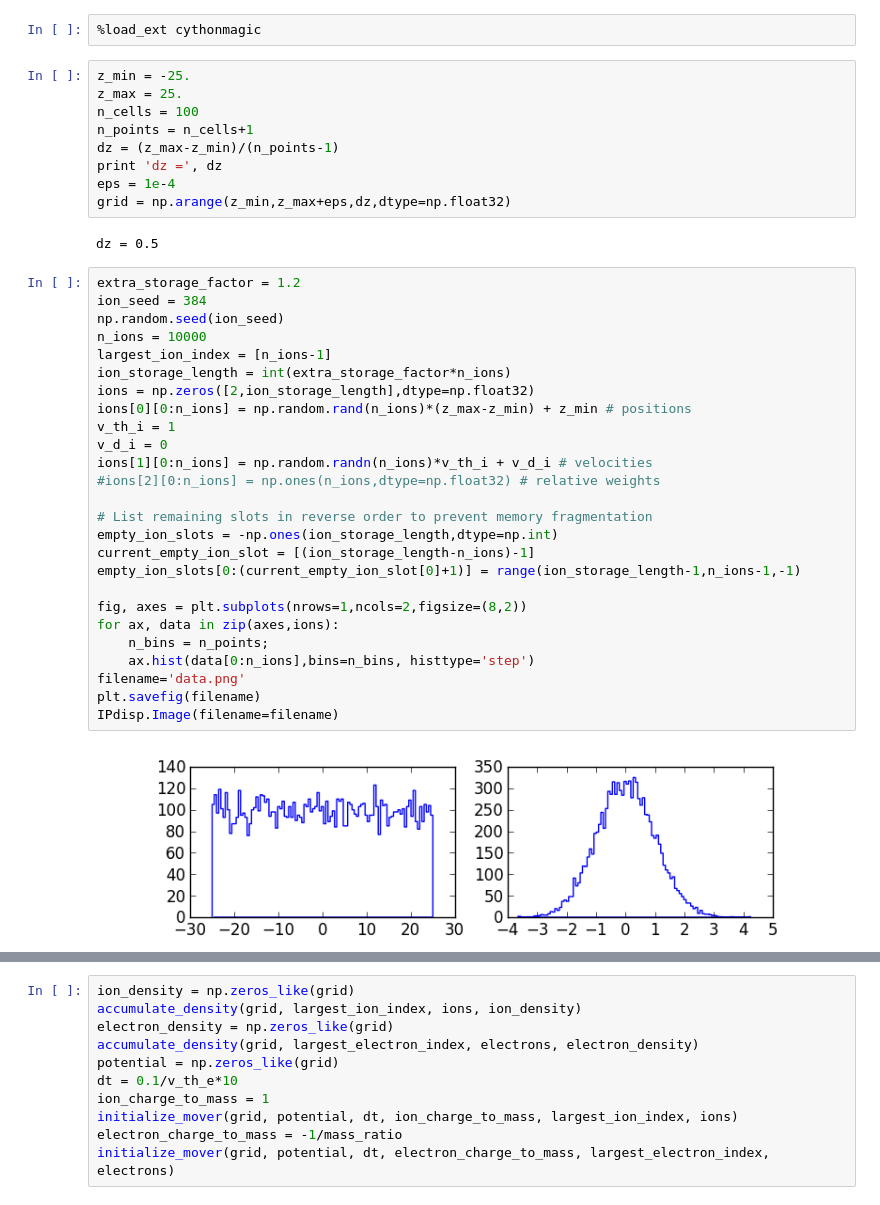
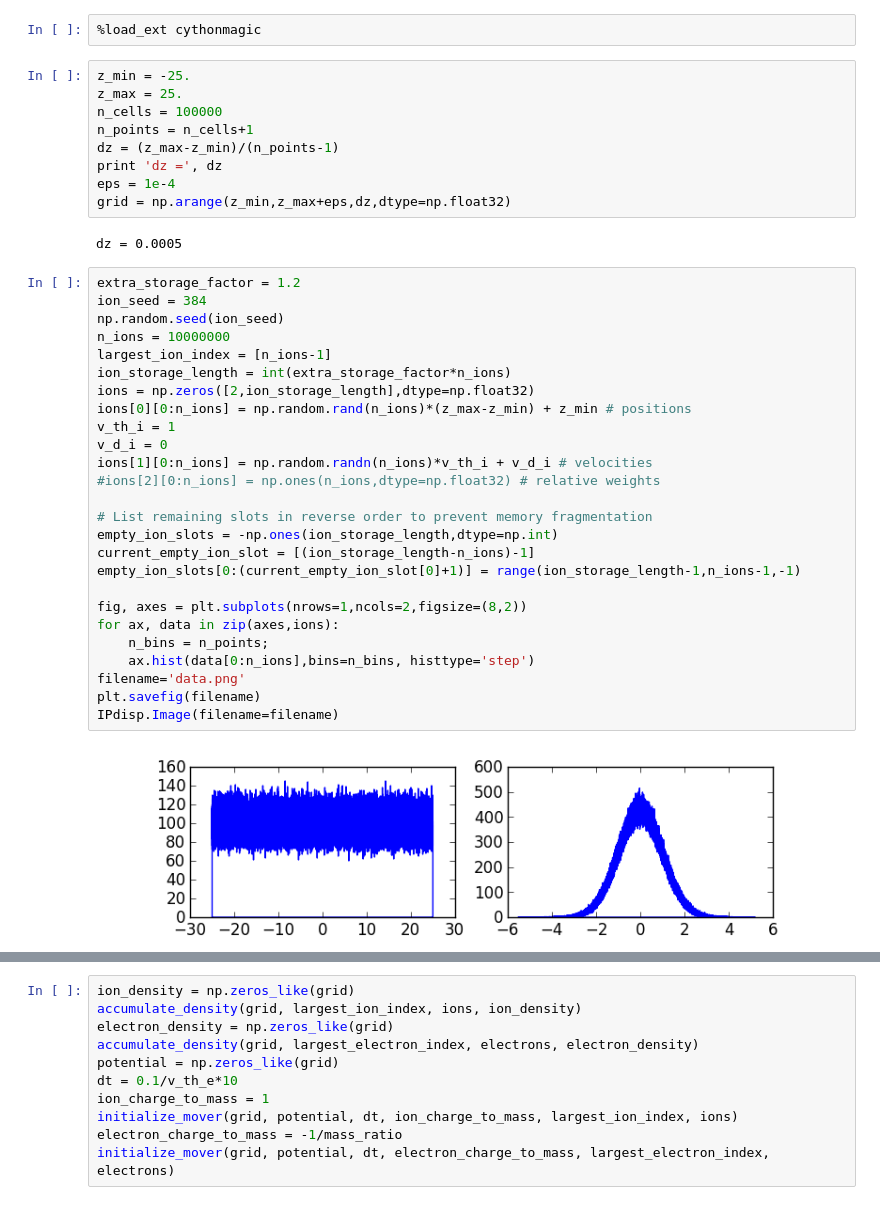
Before and after one commit to ctzhou/ESPIC_hole_tracking, a Jupyter notebook: infMagSim.ipynb, the cells around one changed output, grey strips where cells are left out. Drawn from its saved outputs; the diff is of its cells as text.

```diff
--- a/infMagSim.ipynb
+++ b/infMagSim.ipynb
@@ -10,42 +10,42 @@ import IPython.core.display as IPdisp
 # %%
 z_min = -25.
 z_max = 25.
-n_cells = 100
+n_cells = 100000
 n_points = n_cells+1
 dz = (z_max-z_min)/(n_points-1)
 print 'dz =', dz
 eps = 1e-4
 grid = np.arange(z_min,z_max+eps,dz,dtype=np.float32)
 # %% [output]
-dz = 0.5
+dz = 0.0005
 # %%
 extra_storage_factor = 1.2
 ion_seed = 384
 np.random.seed(ion_seed)
-n_ions = 10000
+n_ions = 10000000
 largest_ion_index = [n_ions-1]
 ion_storage_length = int(extra_storage_factor*n_ions)
 ions = np.zeros([2,ion_storage_length],dtype=np.float32)
 ions[0][0:n_ions] = np.random.rand(n_ions)*(z_max-z_min) + z_min # positions
 v_th_i = 1
 v_d_i = 0
 ions[1][0:n_ions] = np.random.randn(n_ions)*v_th_i + v_d_i # velocities
 #ions[2][0:n_ions] = np.ones(n_ions,dtype=np.float32) # relative weights
 
 # List remaining slots in reverse order to prevent memory fragmentation
 empty_ion_slots = -np.ones(ion_storage_length,dtype=np.int)
 current_empty_ion_slot = [(ion_storage_length-n_ions)-1]
 empty_ion_slots[0:(current_empty_ion_slot[0]+1)] = range(ion_storage_length-1,n_ions-1,-1)
 
 fig, axes = plt.subplots(nrows=1,ncols=2,figsize=(8,2))
 for ax, data in zip(axes,ions):
     n_bins = n_points;
     ax.hist(data[0:n_ions],bins=n_bins, histtype='step')
 filename='data.png'
 plt.savefig(filename)
 IPdisp.Image(filename=filename)
 # %% [output]
-[figure, old version]
+[figure, new version]
 # %%
 electron_seed = ion_seed+523
 np.random.seed(electron_seed)
```
Also changed, not shown: parts of 6 cells of this notebook, 1 other file.
